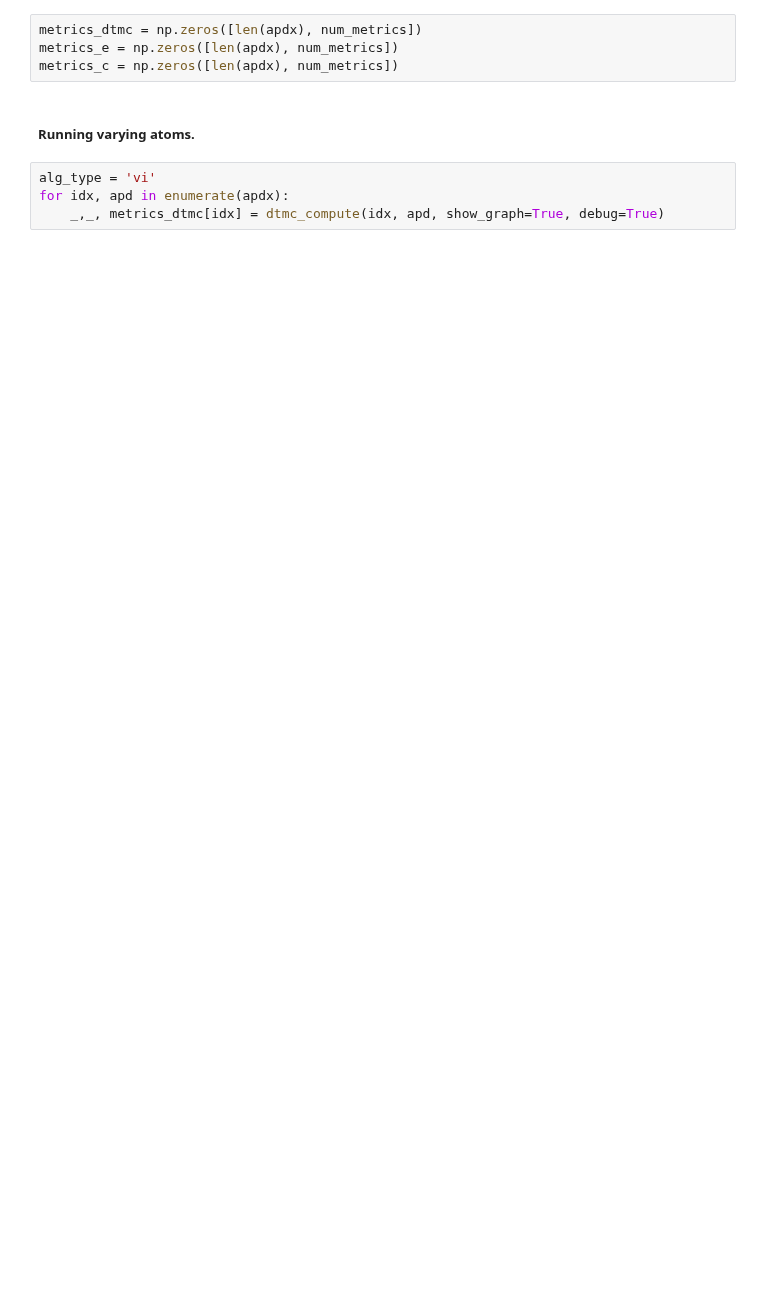
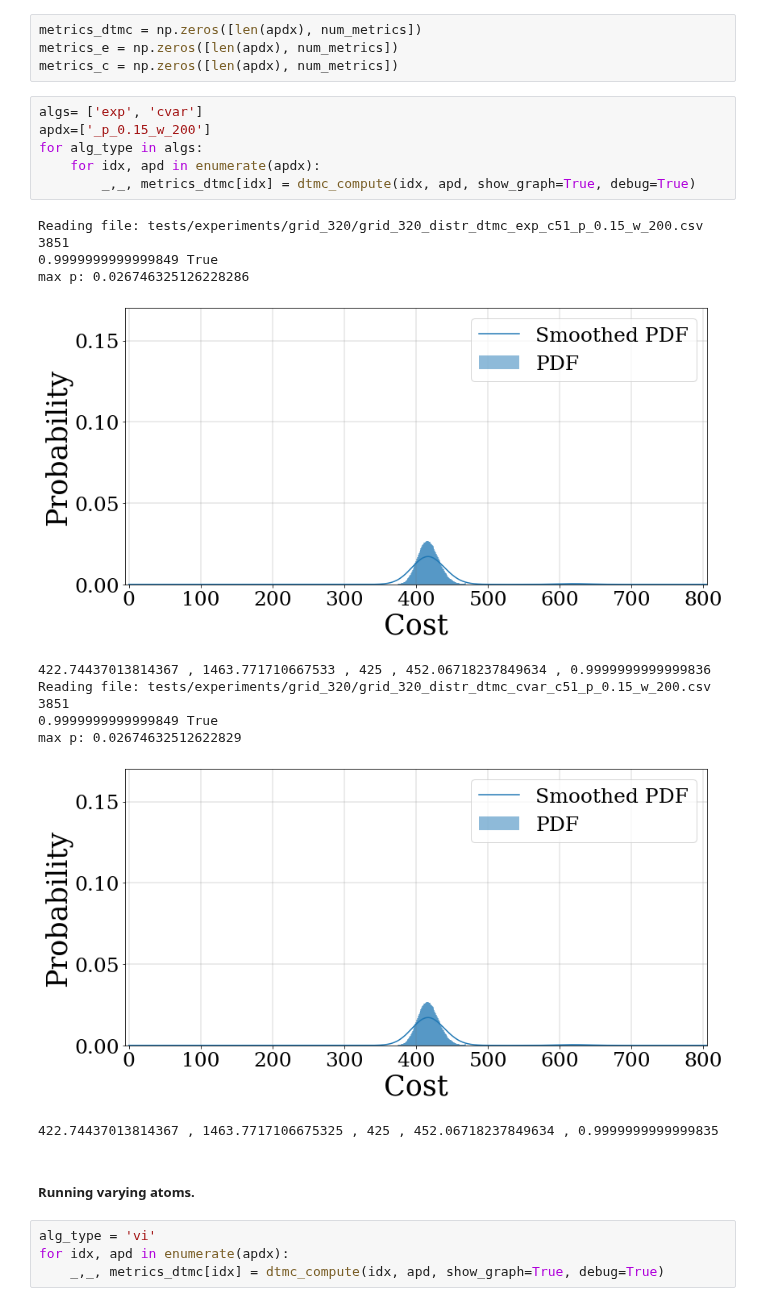
Before and after one commit to yannikschnitzer/prism, a Jupyter notebook: prism/distr.ipynb, the cells around one changed output. Saved outputs shown, nothing was run; the diff lists cells and outputs as text; blank space fills up the shorter version.

```diff
--- a/prism/distr.ipynb
+++ b/prism/distr.ipynb
@@ -113,6 +113,25 @@ num_metrics = 5 # exp val, variance, var, cvar, prob>thresh,
 metrics_dtmc = np.zeros([len(apdx), num_metrics])
 metrics_e = np.zeros([len(apdx), num_metrics])
 metrics_c = np.zeros([len(apdx), num_metrics])
+# %%
+algs= ['exp', 'cvar']
+apdx=['_p_0.15_w_200']
+for alg_type in algs:
+    for idx, apd in enumerate(apdx):
+        _,_, metrics_dtmc[idx] = dtmc_compute(idx, apd, show_graph=True, debug=True)
+# %% [output]
+Reading file: tests/experiments/grid_320/grid_320_distr_dtmc_exp_c51_p_0.15_w_200.csv
+3851
+0.9999999999999849 True
+max p: 0.026746325126228286
+[figure, added]
+422.74437013814367 , 1463.771710667533 , 425 , 452.06718237849634 , 0.9999999999999836
+Reading file: tests/experiments/grid_320/grid_320_distr_dtmc_cvar_c51_p_0.15_w_200.csv
+3851
+0.9999999999999849 True
+max p: 0.02674632512622829
+[figure, added]
+422.74437013814367 , 1463.7717106675325 , 425 , 452.06718237849634 , 0.9999999999999835
 # %% [markdown]
 ##### Running varying atoms.
 # %%
```
Also changed, not shown: parts of 4 cells of this notebook, 2 other files.
